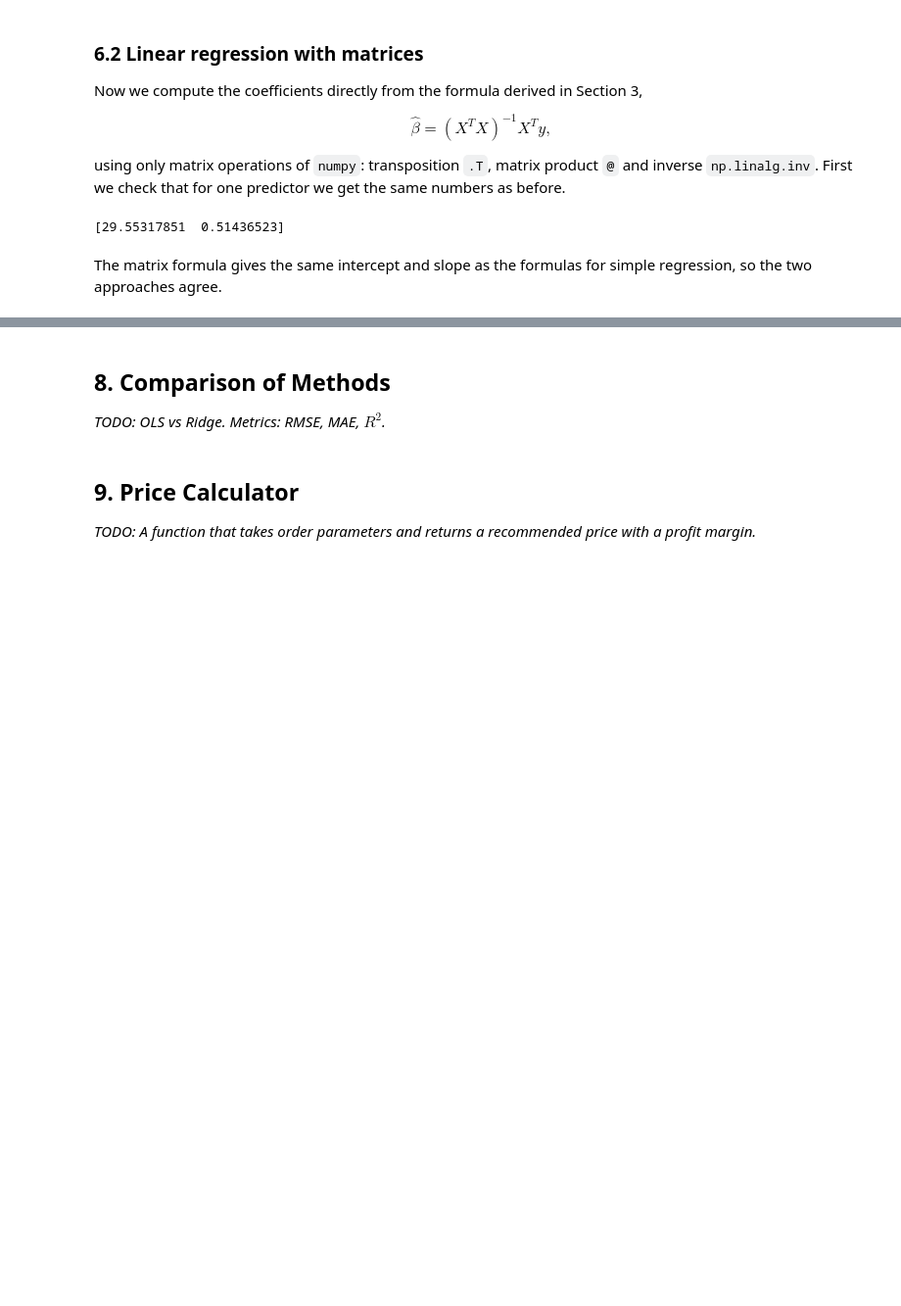
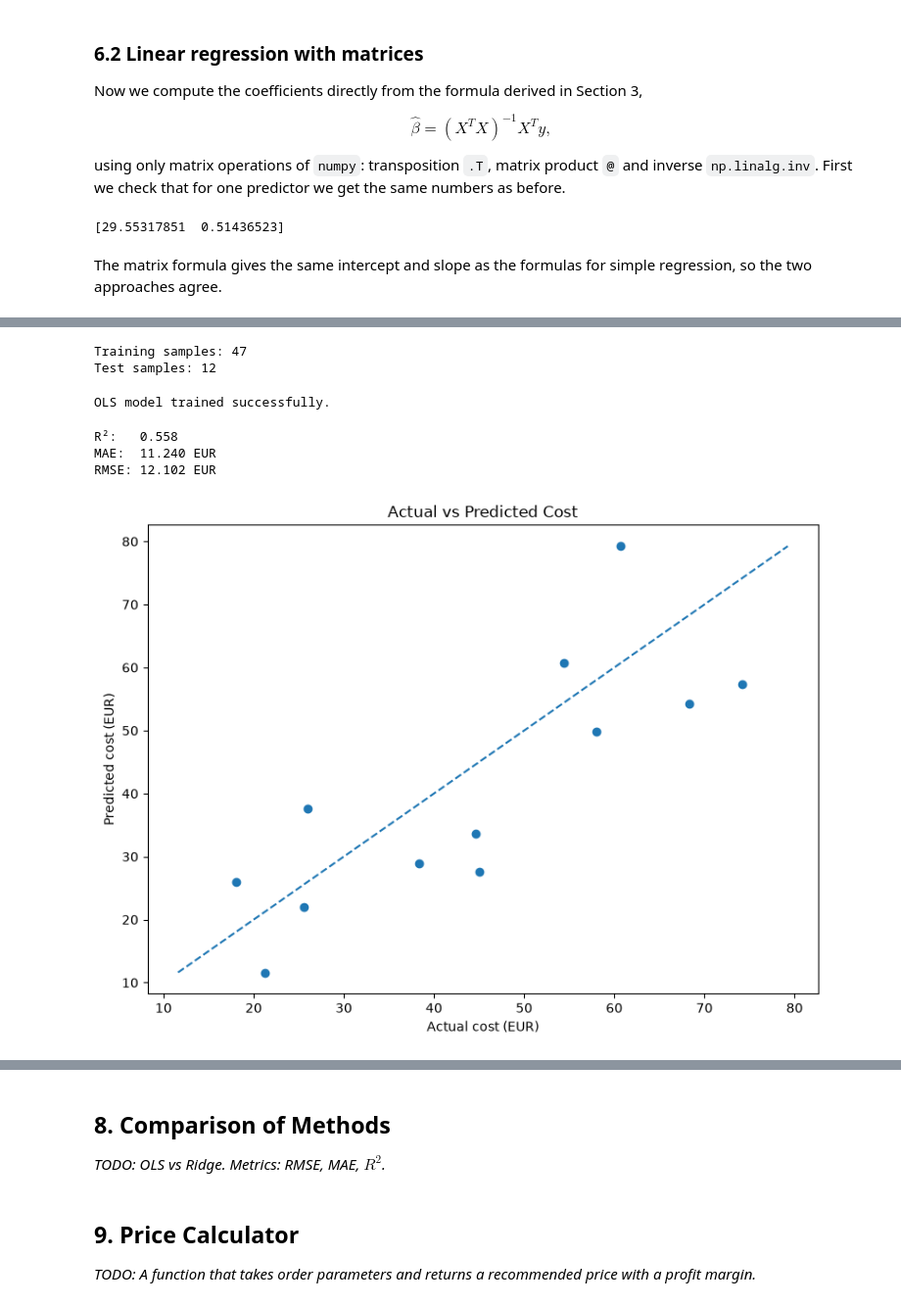
Before and after one commit to qnaatanasova86-tech/sublimation-pricing-model, a Jupyter notebook: pricing_model.ipynb, the cells around one changed output, grey strips where cells are left out. Shown at 98% size. Saved outputs shown, nothing was run; the diff lists cells and outputs as text; code cells hidden in the pictures; blank space fills up the shorter version.

Commit message:
Modeling and model diagnostic

```diff
--- a/pricing_model.ipynb
+++ b/pricing_model.ipynb
@@ -608,0 +665,66 @@ waste_pct          -0.767
+# %%
+from sklearn.model_selection import train_test_split
+
+X_train, X_test, y_train, y_test = train_test_split(
+    X,
+    y,
+    test_size=0.20,
+    random_state=42
+)
+
+print("Training samples:", len(X_train))
+print("Test samples:", len(X_test))
+# %% [output]
+Training samples: 47
+Test samples: 12
+# %%
+from sklearn.linear_model import LinearRegression
+
+ols_model = LinearRegression()
+
+ols_model.fit(X_train, y_train)
+
+y_pred = ols_model.predict(X_test)
+
+print("OLS model trained successfully.")
+# %% [output]
+OLS model trained successfully.
+# %%
+from sklearn.metrics import r2_score, mean_absolute_error, mean_squared_error
+import numpy as np
+
+r2 = r2_score(y_test, y_pred)
+mae = mean_absolute_error(y_test, y_pred)
+rmse = np.sqrt(mean_squared_error(y_test, y_pred))
+
+print(f"R²:   {r2:.3f}")
+print(f"MAE:  {mae:.3f} EUR")
+print(f"RMSE: {rmse:.3f} EUR")
+# %% [output]
+R²:   0.558
+MAE:  11.240 EUR
+RMSE: 12.102 EUR
+# %%
+import matplotlib.pyplot as plt
+
+plt.figure(figsize=(8, 6))
+
+plt.scatter(y_test, y_pred)
+
+min_value = min(y_test.min(), y_pred.min())
+max_value = max(y_test.max(), y_pred.max())
+
+plt.plot(
+    [min_value, max_value],
+    [min_value, max_value],
+    linestyle="--"
+)
+
+plt.xlabel("Actual cost (EUR)")
+plt.ylabel("Predicted cost (EUR)")
+plt.title("Actual vs Predicted Cost")
+
+plt.tight_layout()
+plt.show()
+# %% [output]
+[figure, added]
```
Also changed, not shown: parts of 24 cells of this notebook.
